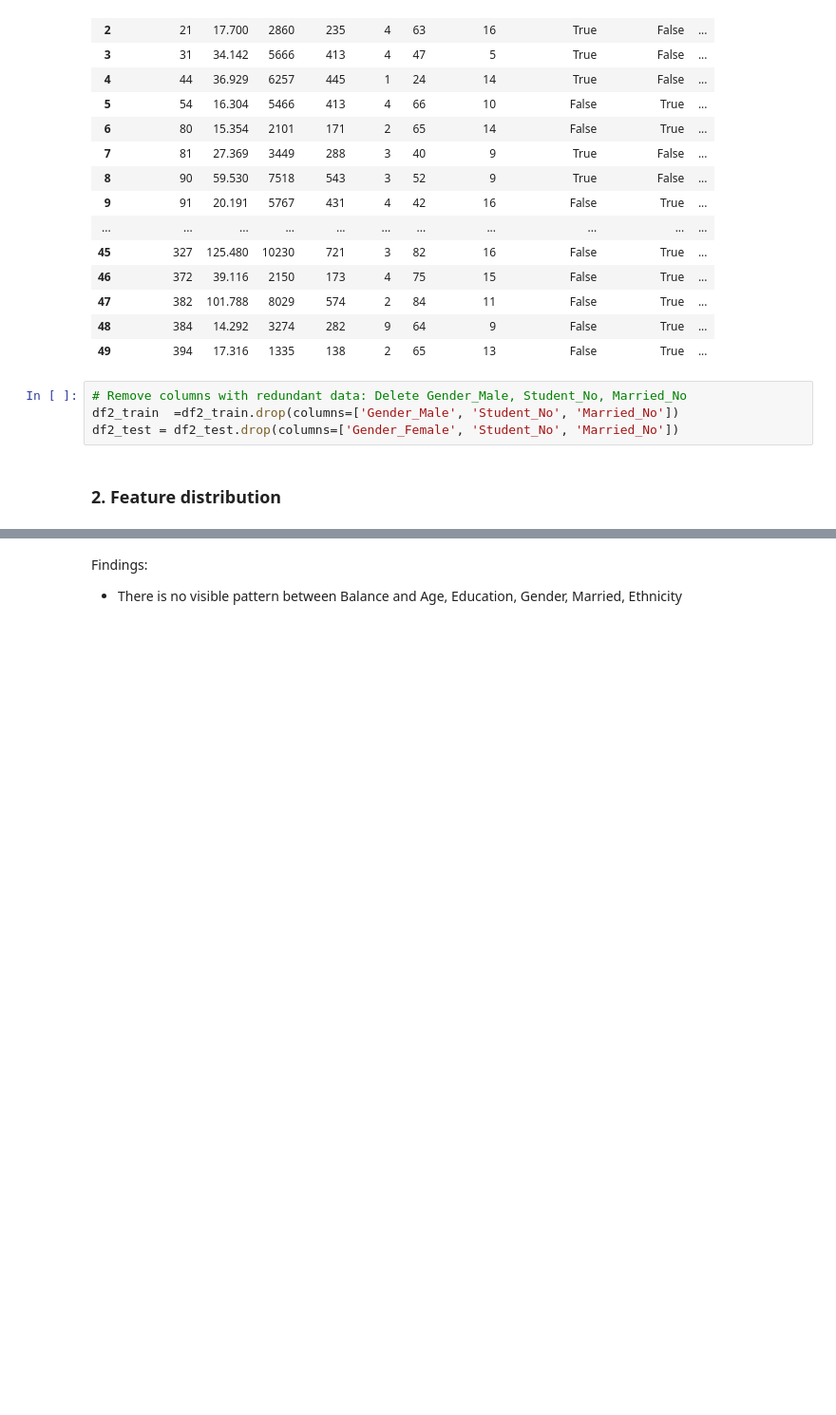
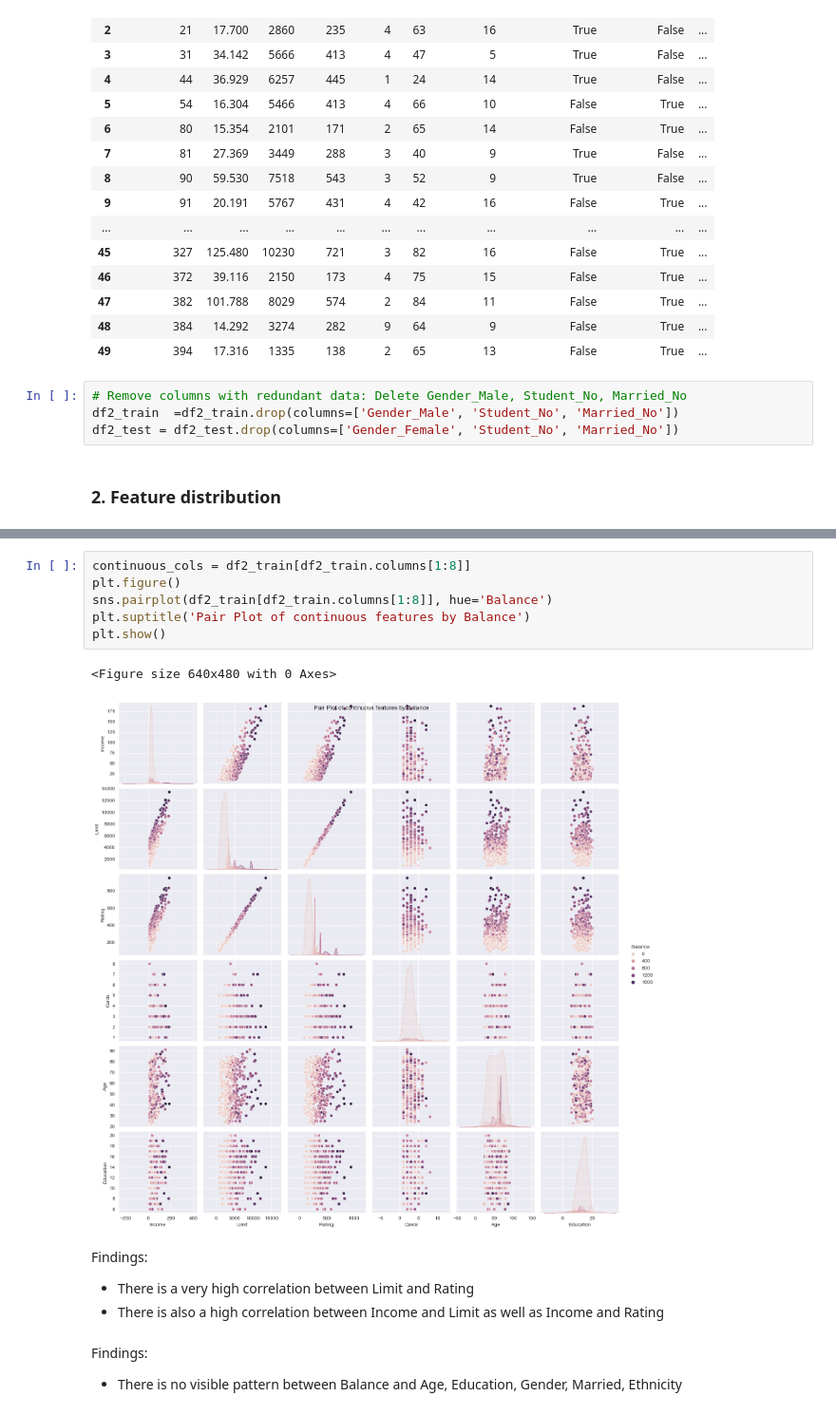
Before and after one commit to nina-prog/prac-smart-data-analytics, a Jupyter notebook: notebooks/exercise-01/240426_Johannes_credit_data_evaluation.ipynb, the cells around one changed output, grey strips where cells are left out. Shown at 95% size. Saved outputs shown, nothing was run; the diff lists cells and outputs as text; blank space fills up the shorter version.

Commit message:
Update plots in 240426_Johannes_credit_data_evaluation.ipynb

```diff
--- a/notebooks/exercise-01/240426_Johannes_credit_data_evaluation.ipynb
+++ b/notebooks/exercise-01/240426_Johannes_credit_data_evaluation.ipynb
@@ -190,3 +170,16 @@ for column in df_train.columns[1:]:
+# %%
+continuous_cols = df2_train[df2_train.columns[1:8]]
+plt.figure()
+sns.pairplot(df2_train[df2_train.columns[1:8]], hue='Balance')
+plt.suptitle('Pair Plot of continuous features by Balance')
+plt.show()
+# %% [output]
+<Figure size 640x480 with 0 Axes>
+[figure, added]
+# %% [markdown]
+Findings:
+* There is a very high correlation between Limit and Rating
+* There is also a high correlation between Income and Limit as well as Income and Rating
 # %% [markdown]
 Findings:
 * There is no visible pattern between Balance and Age, Education, Gender, Married, Ethnicity
```
Also changed, not shown: parts of 5 cells of this notebook.
